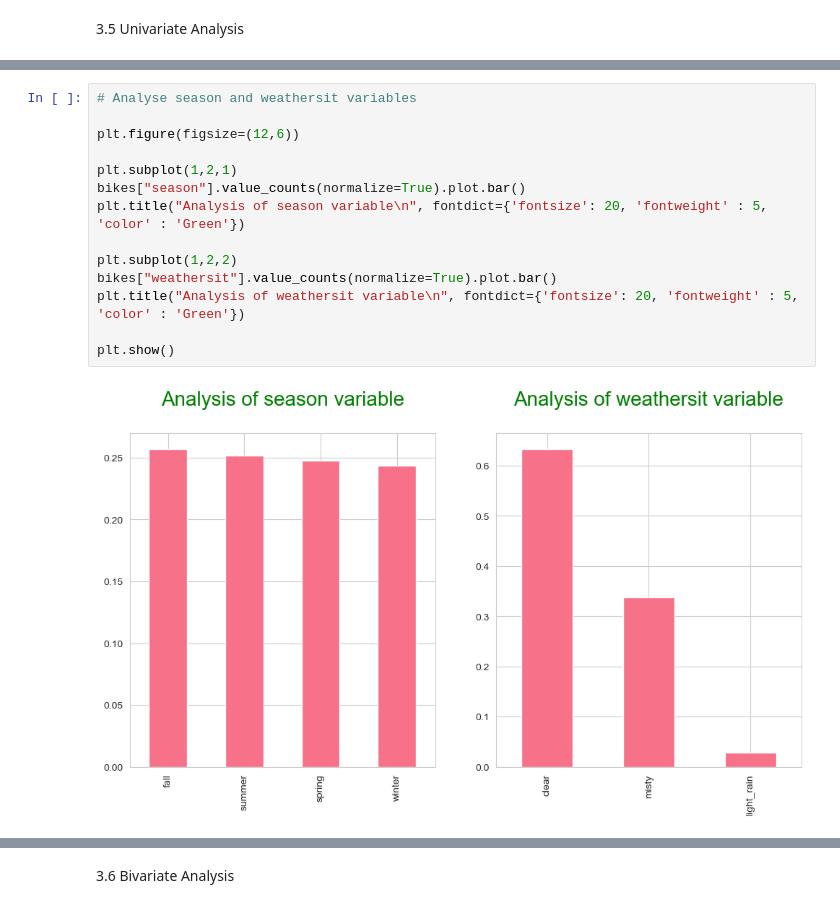
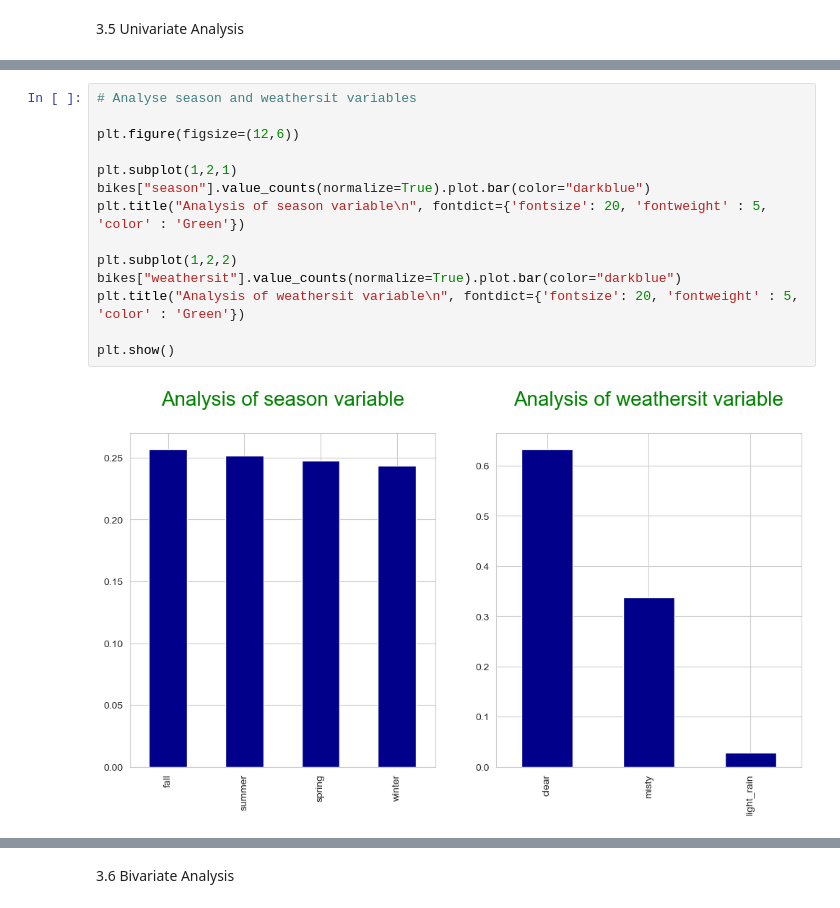
Before and after one commit to sfdatade/machine_learning_bikes_project, a Jupyter notebook: Bpp.ipynb, the cells around one changed output, grey strips where cells are left out. Drawn from its saved outputs; the diff is of its cells as text.

```diff
--- a/Bpp.ipynb
+++ b/Bpp.ipynb
@@ -293,19 +300,19 @@ plt.show()
 # %%
 # Analyse season and weathersit variables
 
 plt.figure(figsize=(12,6))
 
 plt.subplot(1,2,1)
-bikes["season"].value_counts(normalize=True).plot.bar()
+bikes["season"].value_counts(normalize=True).plot.bar(color="darkblue")
 plt.title("Analysis of season variable\n", fontdict={'fontsize': 20, 'fontweight' : 5, 'color' : 'Green'})
 
 plt.subplot(1,2,2)
-bikes["weathersit"].value_counts(normalize=True).plot.bar()
+bikes["weathersit"].value_counts(normalize=True).plot.bar(color="darkblue")
 plt.title("Analysis of weathersit variable\n", fontdict={'fontsize': 20, 'fontweight' : 5, 'color' : 'Green'})
 
 plt.show()
 # %% [output]
-[figure, old version]
+[figure, new version]
 # %%
 # Analyse holiday and workingday variables
 
```
Also changed, not shown: parts of 32 cells of this notebook, 3 other files.
